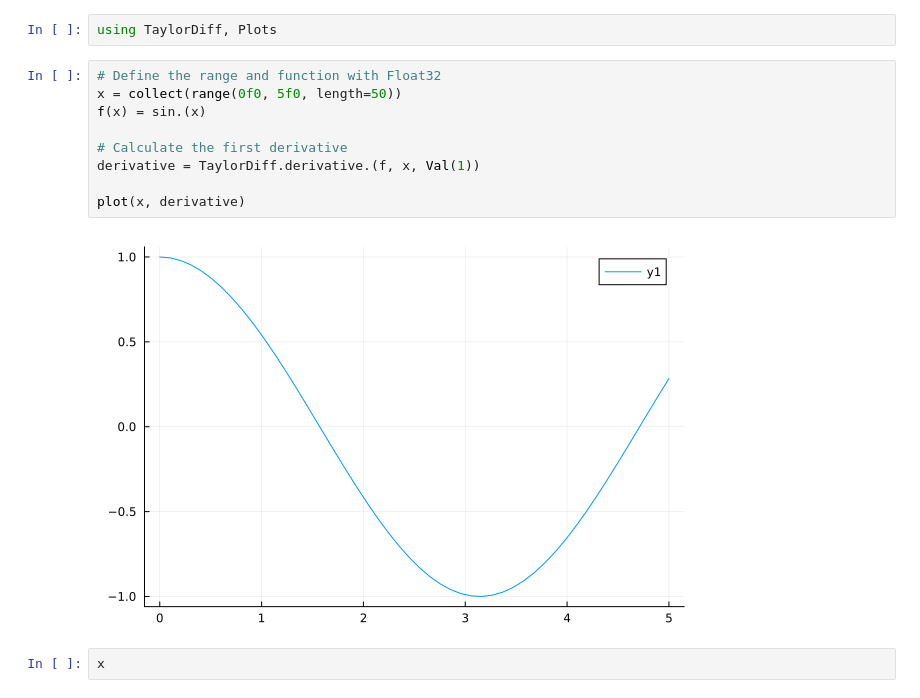
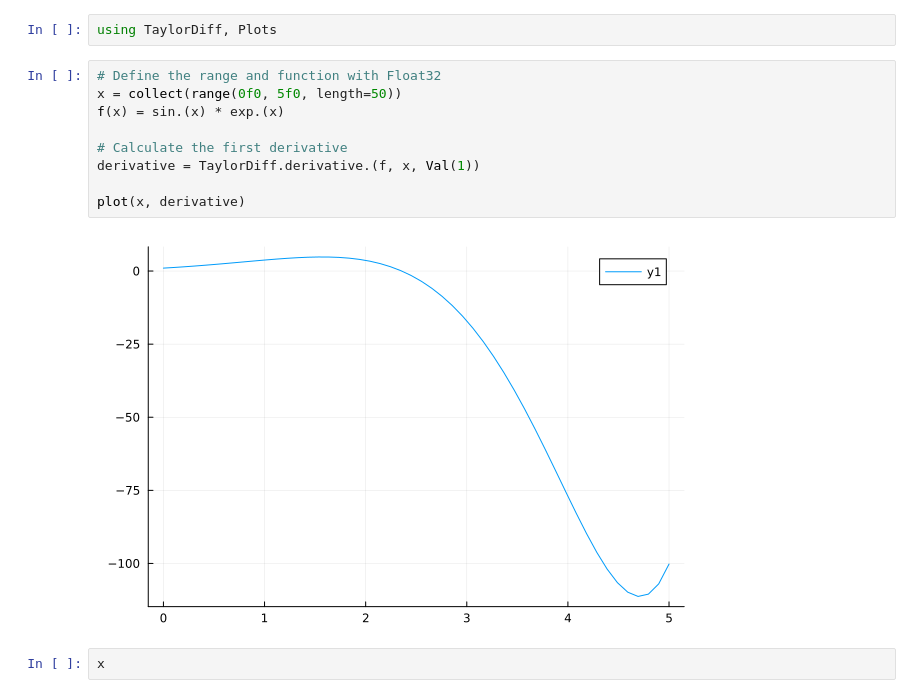
Before and after one commit to oscar-rincon/ReScience-PINNs-Lux, a Jupyter notebook: automatic_diff.ipynb, the cells around one changed output. Saved outputs shown, nothing was run; the diff lists cells and outputs as text.

```diff
--- a/automatic_diff.ipynb
+++ b/automatic_diff.ipynb
@@ -3,14 +3,14 @@ using TaylorDiff, Plots
 # %%
 # Define the range and function with Float32
 x = collect(range(0f0, 5f0, length=50))
-f(x) = sin.(x)
+f(x) = sin.(x) * exp.(x)
 
 # Calculate the first derivative
 derivative = TaylorDiff.derivative.(f, x, Val(1))
 
 plot(x, derivative)
 # %% [output]
-[figure, old version]
+[figure, new version]
 # %%
 x
 # %% [output]
```
